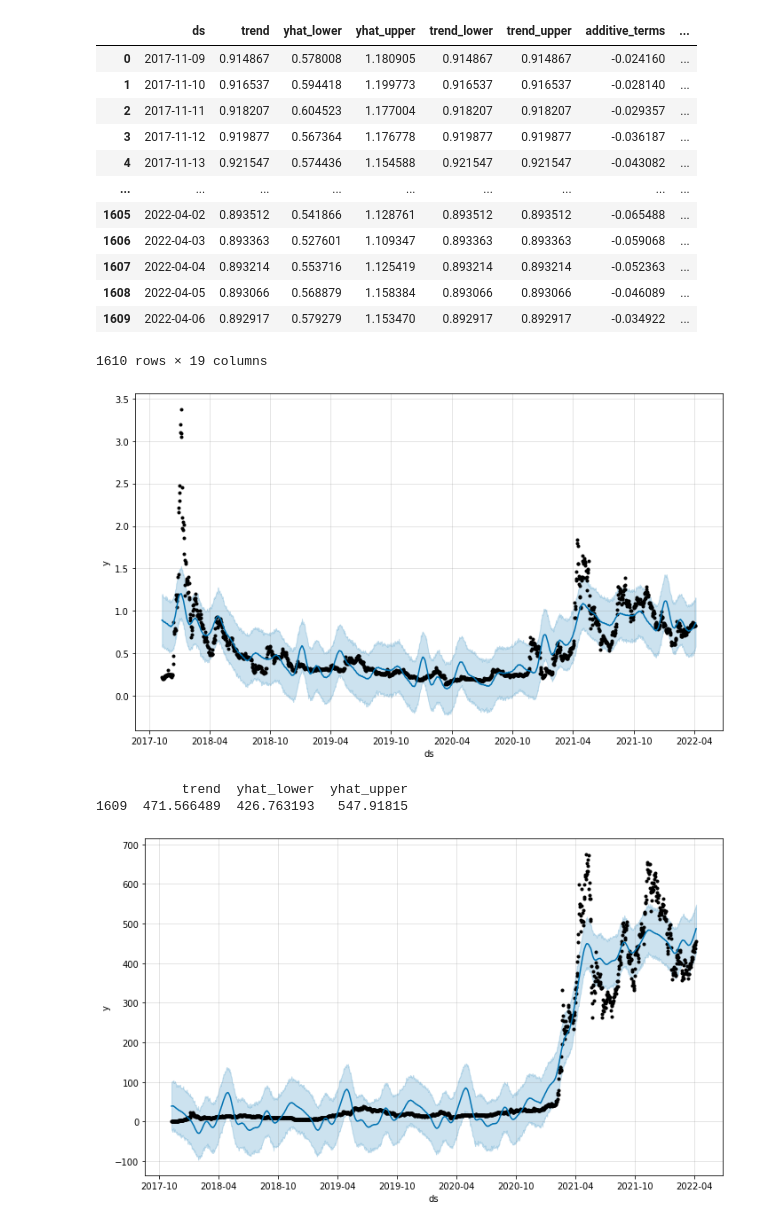
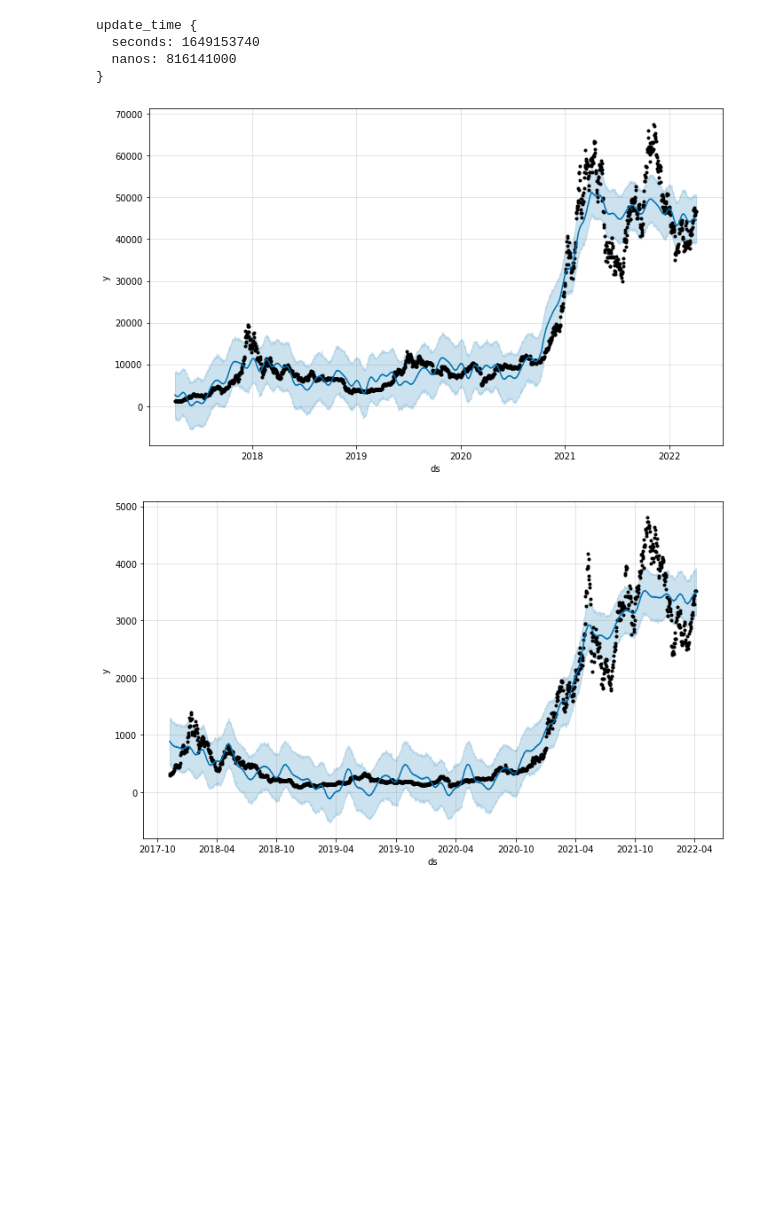
Before and after one commit to cglansford/CryptoAppFYP, a Jupyter notebook: CoinPricePrediction/coin_price_prediciton.ipynb, the cells around one changed output. Saved outputs shown, nothing was run; the diff lists cells and outputs as text; code cells hidden in the pictures; blank space fills up the shorter version.

```diff
--- a/CoinPricePrediction/coin_price_prediciton.ipynb
+++ b/CoinPricePrediction/coin_price_prediciton.ipynb
@@ -95,25 +64,45 @@ make_prediction('BTC-USD', 1)
-# %%
-make_prediction('XRP-USD', 1)
-# %% [output]
-|  | ds | trend | yhat_lower | yhat_upper | trend_lower | trend_upper | additive_terms | ... |
-| 0 | 2017-11-09 | 0.914867 | 0.578008 | 1.180905 | 0.914867 | 0.914867 | -0.024160 | ... |
-| 1 | 2017-11-10 | 0.916537 | 0.594418 | 1.199773 | 0.916537 | 0.916537 | -0.028140 | ... |
-| 2 | 2017-11-11 | 0.918207 | 0.604523 | 1.177004 | 0.918207 | 0.918207 | -0.029357 | ... |
-| 3 | 2017-11-12 | 0.919877 | 0.567364 | 1.176778 | 0.919877 | 0.919877 | -0.036187 | ... |
-| 4 | 2017-11-13 | 0.921547 | 0.574436 | 1.154588 | 0.921547 | 0.921547 | -0.043082 | ... |
-| ... | ... | ... | ... | ... | ... | ... | ... | ... |
-| 1605 | 2022-04-02 | 0.893512 | 0.541866 | 1.128761 | 0.893512 | 0.893512 | -0.065488 | ... |
-| 1606 | 2022-04-03 | 0.893363 | 0.527601 | 1.109347 | 0.893363 | 0.893363 | -0.059068 | ... |
-| 1607 | 2022-04-04 | 0.893214 | 0.553716 | 1.125419 | 0.893214 | 0.893214 | -0.052363 | ... |
-| 1608 | 2022-04-05 | 0.893066 | 0.568879 | 1.158384 | 0.893066 | 0.893066 | -0.046089 | ... |
-| 1609 | 2022-04-06 | 0.892917 | 0.579279 | 1.153470 | 0.892917 | 0.892917 | -0.034922 | ... |
-1610 rows × 19 columns
-[figure, removed]
-# %%
-forcast = make_prediction('BNB-USD', 1)
-forcast_forcast = forcast[['trend', 'yhat_lower', 'yhat_upper']].tail(1)
-print(forcast_forcast)
-# %% [output]
-           trend  yhat_lower  yhat_upper
-1609  471.566489  426.763193   547.91815
-[figure, removed]
+# %%
+btc_forcast = make_prediction('BTC-USD', 1)
+btc_forcast = btc_forcast[['trend', 'yhat_lower', 'yhat_upper']].tail(1)
+
+eth_forcast = make_prediction('ETH-USD', 1)
+eth_forcast = eth_forcast[['trend', 'yhat_lower', 'yhat_upper']].tail(1)
+
+bnb_forcast = make_prediction('BNB-USD', 1)
+bnb_forcast = bnb_forcast[['trend', 'yhat_lower', 'yhat_upper']].tail(1)
+
+xrp_forcast = make_prediction('XRP-USD', 1)
+xrp_forcast = xrp_forcast[['trend', 'yhat_lower', 'yhat_upper']].tail(1)
+
+db = firestore.client()
+
+doc_ref = db.collection('predictions').document('cryptos')
+doc_ref.set({
+    "cryptos":[
+        {'name':'Bitcoin',
+        'Prediction': btc_forcast.iat[0,0],
+         'Upper Band': btc_forcast.iat[0,2],
+         'Lower Band': btc_forcast.iat[0,1]},
+         {'name':'Ethereum',
+        'Prediction': eth_forcast.iat[0,0],
+         'Upper Band': eth_forcast.iat[0,2],
+         'Lower Band': eth_forcast.iat[0,1]},
+        {'name':'BNB',
+        'Prediction': bnb_forcast.iat[0,0],
+         'Upper Band': bnb_forcast.iat[0,2],
+         'Lower Band': bnb_forcast.iat[0,1]},
+         {'name':'XRP',
+        'Prediction': xrp_forcast.iat[0,0],
+         'Upper Band': xrp_forcast.iat[0,2],
+         'Lower Band': xrp_forcast.iat[0,1]}
+        ]
+
+
+})
+# %% [output]
+update_time {
+  seconds: 1649153740
+  nanos: 816141000
+}
+[figure, added]
+[figure, added]
```
Also changed, not shown: parts of 7 cells of this notebook.
